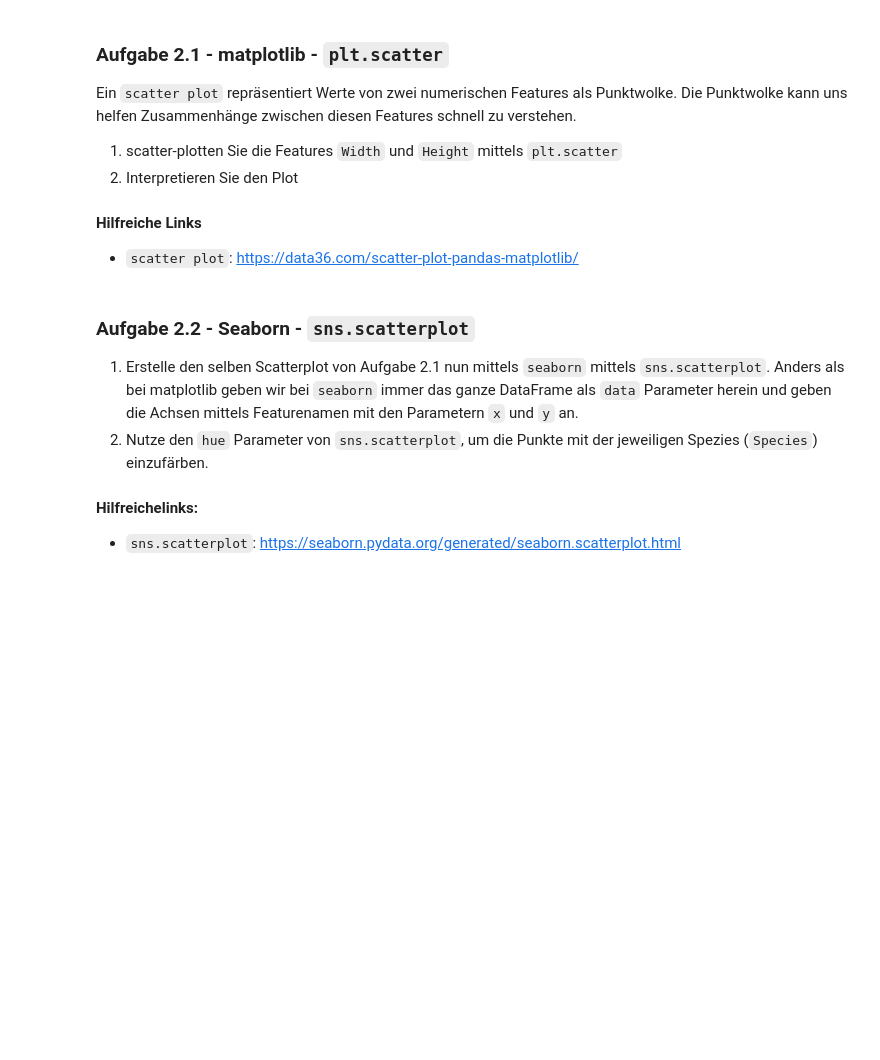
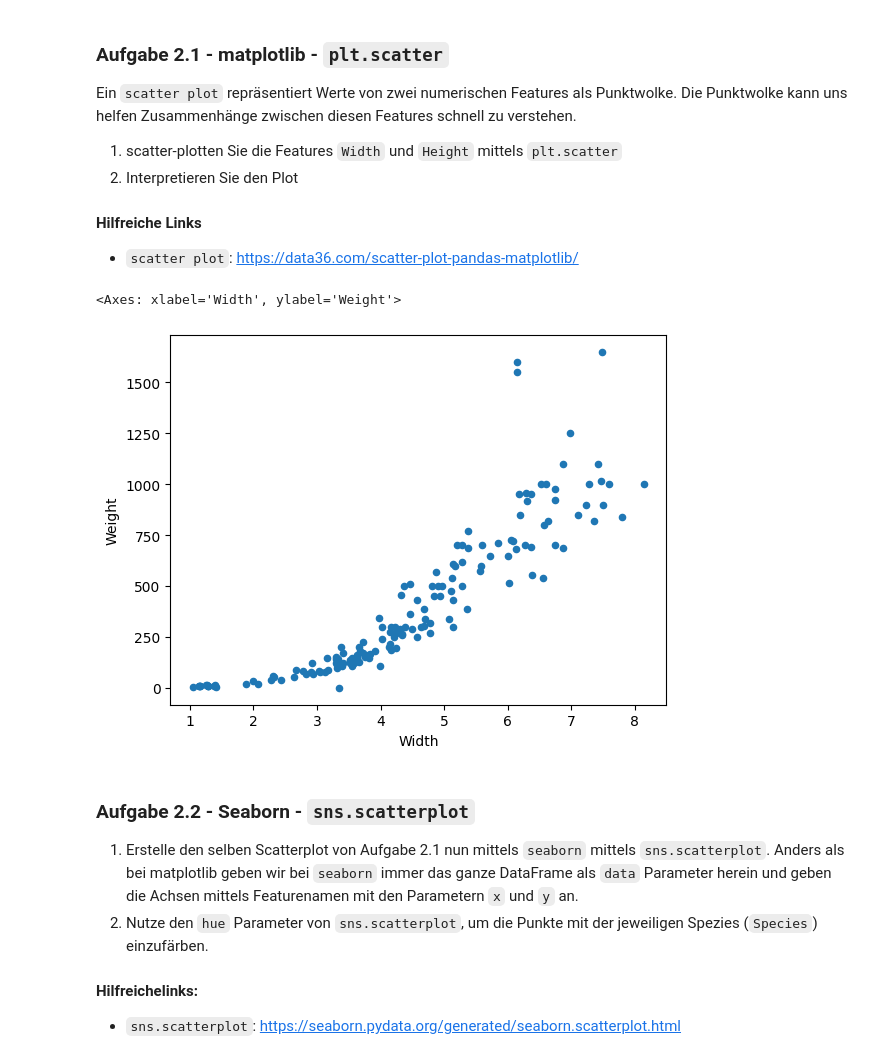
Before and after one commit to gasserandreas/Jupyter-lab-fhnw, a Jupyter notebook: 09_Machine Learning/day1/exercises/introduction/introduction.ipynb, the cells around one changed output. Saved outputs shown, nothing was run; the diff lists cells and outputs as text; code cells hidden in the pictures; blank space fills up the shorter version.

````diff
--- a/09_Machine Learning/day1/exercises/introduction/introduction.ipynb
+++ b/09_Machine Learning/day1/exercises/introduction/introduction.ipynb
@@ -46,0 +45,3 @@ In dieser Aufgabe machen wir uns mit wichtigen Funktionen von `pandas` vertraut.
+# %%
+import pandas as pd
+df = pd.read_csv('./data/fish.csv')
@@ -147,3 +233,8 @@ Die Punktwolke kann uns helfen Zusammenhänge zwischen diesen Features schnell z
+# %%
+df.plot.scatter(x='Width', y='Weight')
+# %% [output]
+<Axes: xlabel='Width', ylabel='Weight'>
+[figure, added]
 # %% [markdown]
 ### Aufgabe 2.2 - Seaborn - ```sns.scatterplot```
 
````
Also changed, not shown: parts of 20 cells of this notebook, 3 other files.
